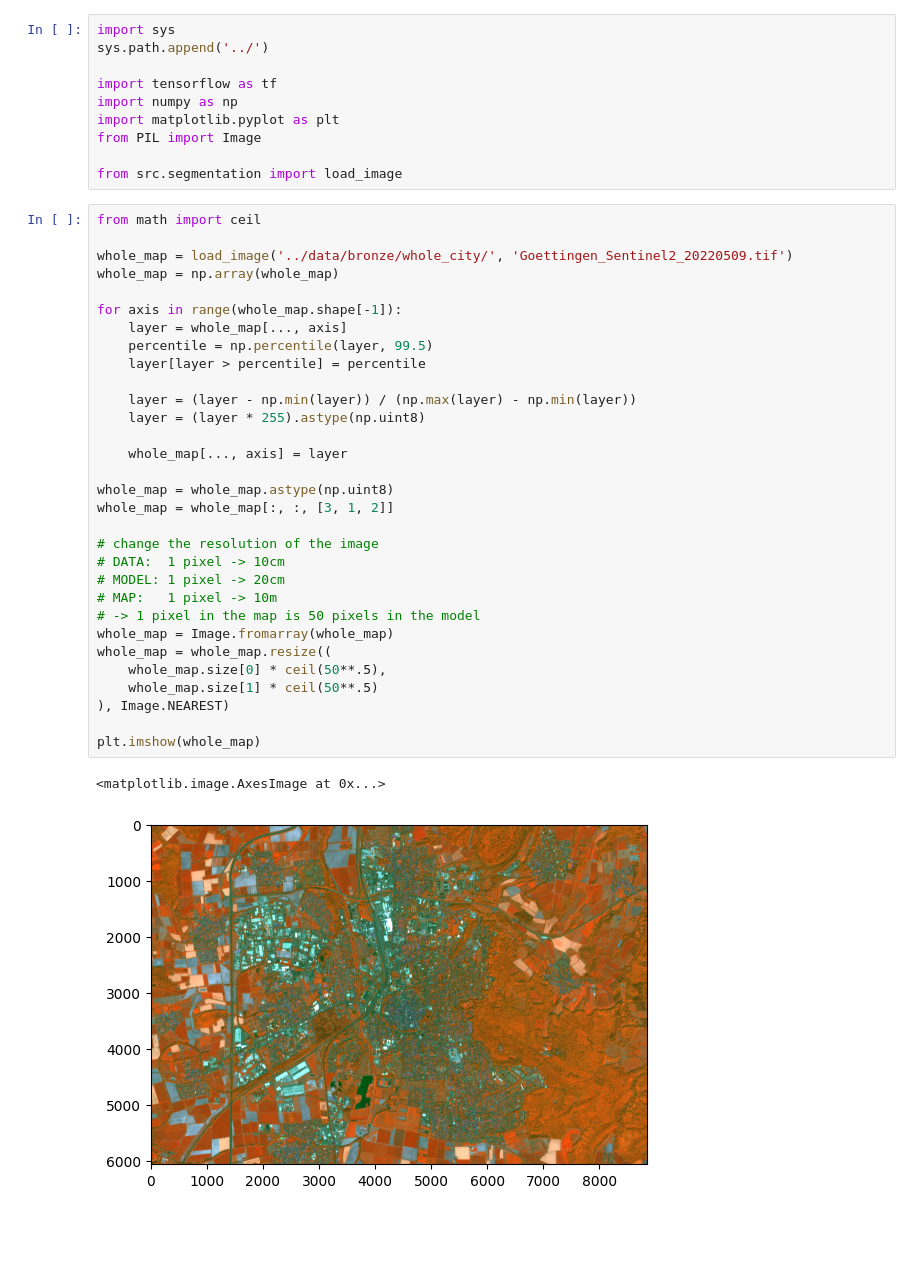
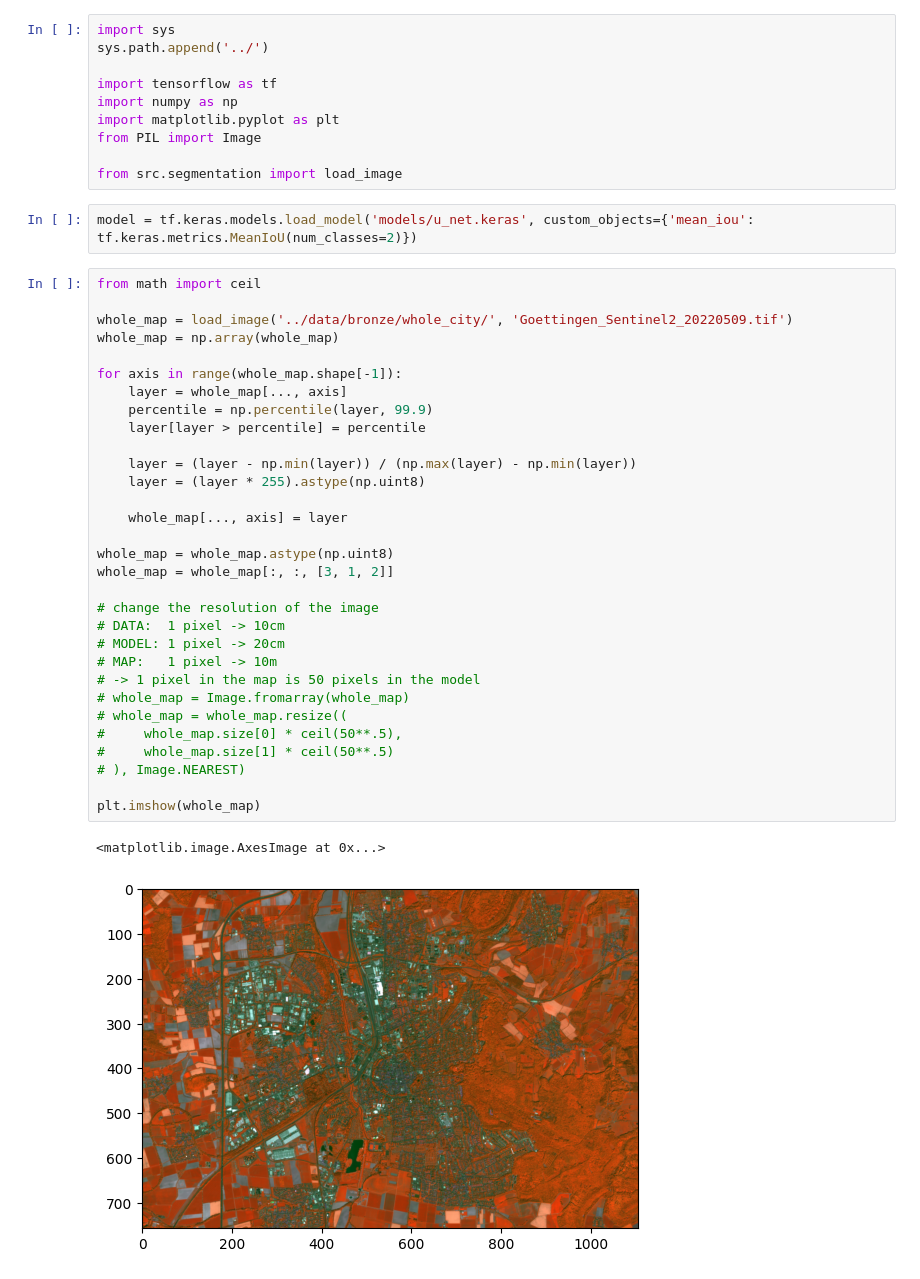
Before and after one commit to Lucien-Piat/DLF_Single_Tree_Detection, a Jupyter notebook: notebooks/u_net_applied.ipynb, the cells around one changed output. Saved outputs shown, nothing was run; the diff lists cells and outputs as text; blank space fills up the shorter version.

```diff
--- a/notebooks/u_net_applied.ipynb
+++ b/notebooks/u_net_applied.ipynb
@@ -8,37 +8,39 @@ import matplotlib.pyplot as plt
 from PIL import Image
 
 from src.segmentation import load_image
+# %%
+model = tf.keras.models.load_model('models/u_net.keras', custom_objects={'mean_iou': tf.keras.metrics.MeanIoU(num_classes=2)})
 # %%
 from math import ceil
 
 whole_map = load_image('../data/bronze/whole_city/', 'Goettingen_Sentinel2_20220509.tif')
 whole_map = np.array(whole_map)
 
 for axis in range(whole_map.shape[-1]):
     layer = whole_map[..., axis]
-    percentile = np.percentile(layer, 99.5)
+    percentile = np.percentile(layer, 99.9)
     layer[layer > percentile] = percentile
 
     layer = (layer - np.min(layer)) / (np.max(layer) - np.min(layer))
     layer = (layer * 255).astype(np.uint8)
 
     whole_map[..., axis] = layer
 
 whole_map = whole_map.astype(np.uint8)
 whole_map = whole_map[:, :, [3, 1, 2]]
 
 # change the resolution of the image
 # DATA:  1 pixel -> 10cm
 # MODEL: 1 pixel -> 20cm
 # MAP:   1 pixel -> 10m
 # -> 1 pixel in the map is 50 pixels in the model
-whole_map = Image.fromarray(whole_map)
-whole_map = whole_map.resize((
-    whole_map.size[0] * ceil(50**.5),
-    whole_map.size[1] * ceil(50**.5)
-), Image.NEAREST)
+# whole_map = Image.fromarray(whole_map)
+# whole_map = whole_map.resize((
+#     whole_map.size[0] * ceil(50**.5),
+#     whole_map.size[1] * ceil(50**.5)
+# ), Image.NEAREST)
 
 plt.imshow(whole_map)
 # %% [output]
 <matplotlib.image.AxesImage at 0x...>
-[figure, old version]
+[figure, new version]
```
Also changed, not shown: parts of 5 cells of this notebook, 26 other files.
